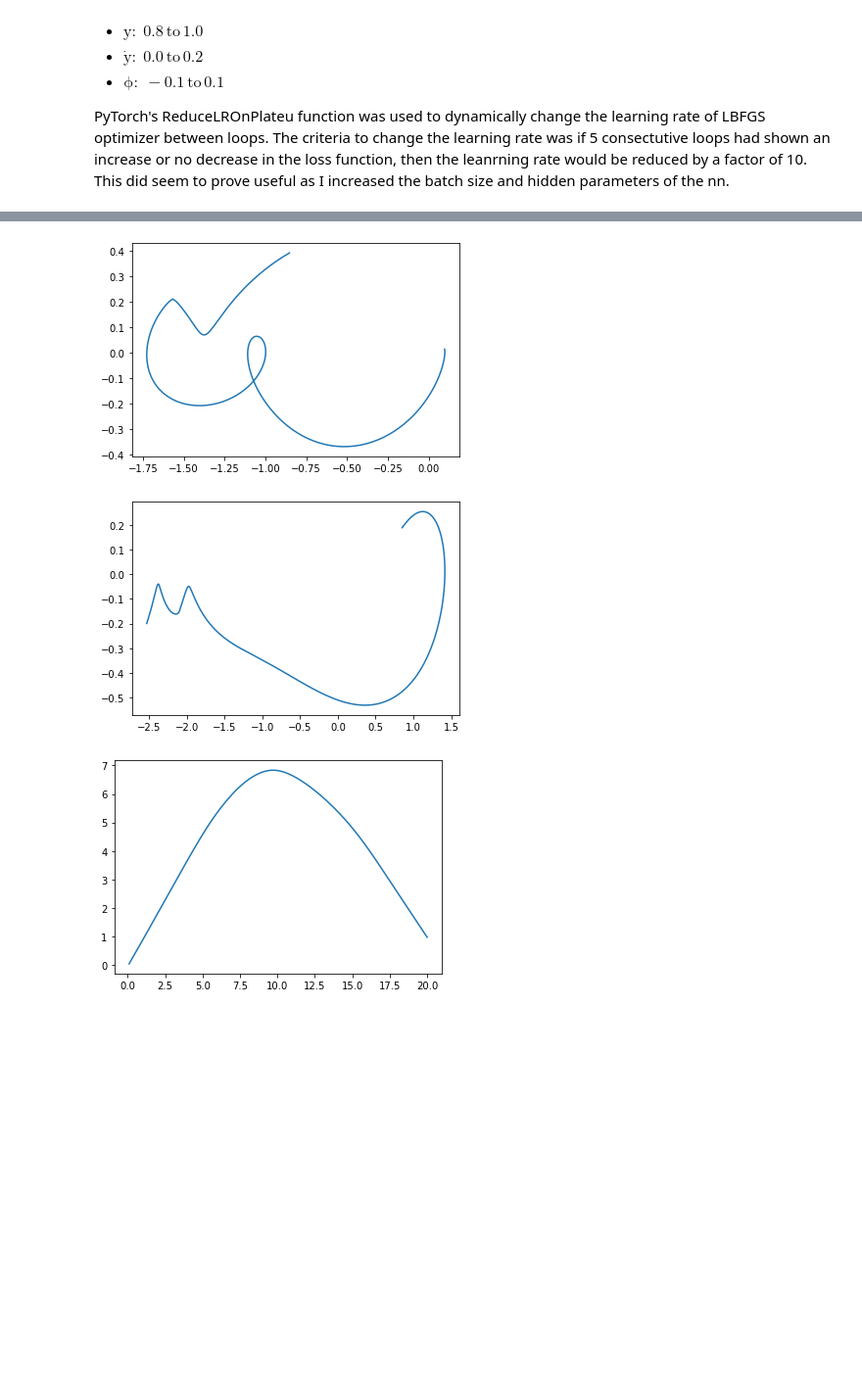
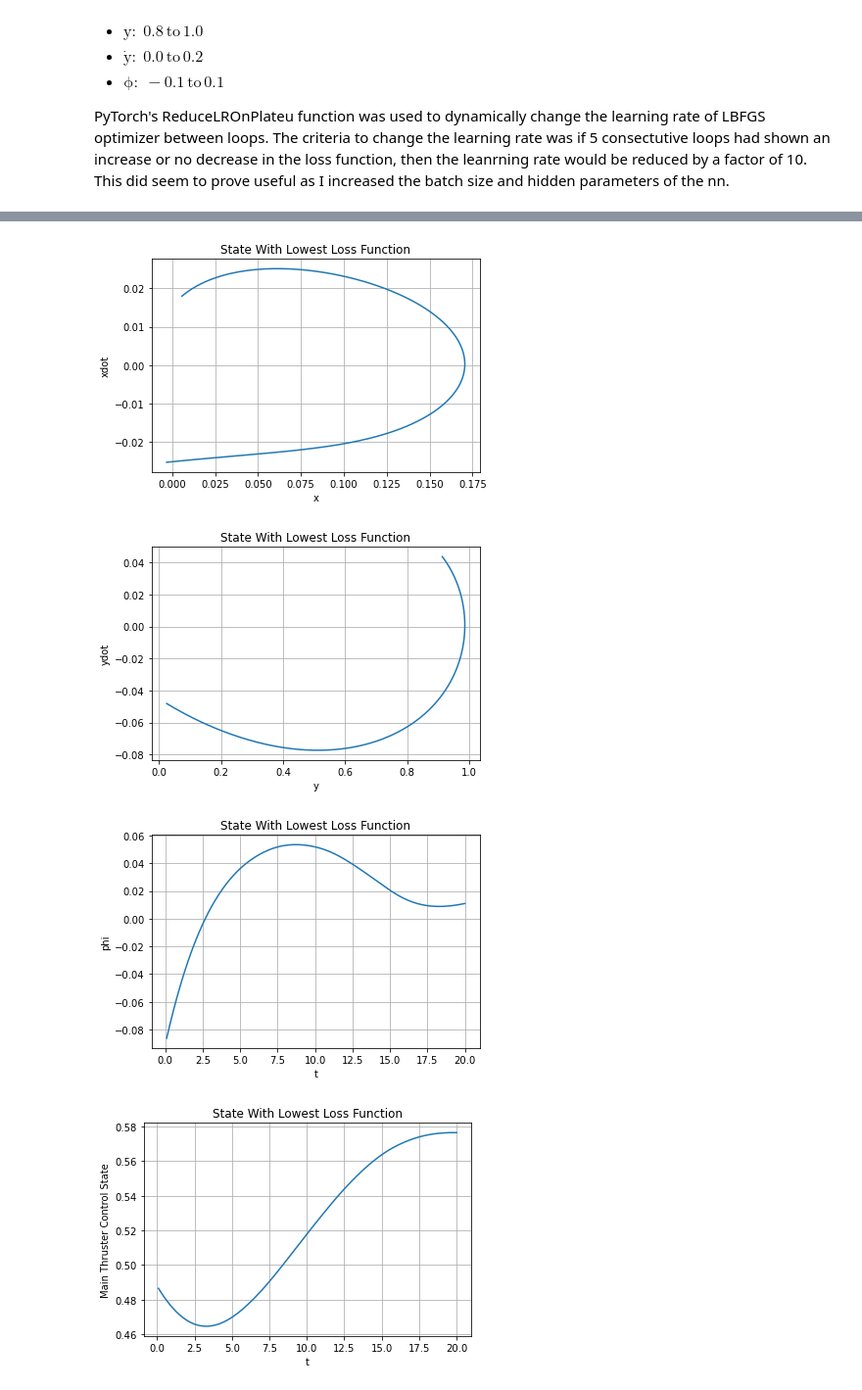
Before and after one commit to Benjamin-Webb/Project-1, a Jupyter notebook: Project1NoteBook.ipynb, the cells around one changed output, grey strips where cells are left out. Shown: that part at 98% size. Drawn from its saved outputs; the diff is of its cells as text; code cells hidden in the pictures; blank space fills up the shorter version.

Commit message:
Complete. May add to later

```diff
--- a/Project1NoteBook.ipynb
+++ b/Project1NoteBook.ipynb
@@ -90,11 +90,11 @@ import matplotlib.pyplot as plt
 logger = logging.getLogger(__name__)
 
 # Define global parameters
-BATCH = np.uint16(250)                      # state variables batch size
+BATCH = np.uint16(250)                     # state variables batch size
 FRAME_TIME = np.single(0.1)                 # time inteval
-GRAVITY_ACCEL = np.single(0.0981)           # gravitaional acceleration parameter
-BOOST_ACCEL = np.single(0.18)               # Thrust accelleration parameter, main engine
-BOOST2_ACCEL = np.single(0.018)             # Thrust acceleration parameter, side thrusters
+GRAVITY_ACCEL = np.single(0.0981)             # gravitaional acceleration parameter
+BOOST_ACCEL = np.single(0.18)      # Thrust accelleration parameter, main engine
+BOOST2_ACCEL = np.single(0.018)     # Thrust acceleration parameter, side thrusters
 RHO_0 = np.single(1.224)                    # Sea-level air density STA
 A1 = np.single(42.6 * 3.66)                 # Reference area 1 for drag calculation
 A2 = np.single(np.pi * 1.83**2)             # Reference area 2 for drag calculations
@@ -298,32 +298,63 @@ class Optimize:
 					self.best_state[i, :] = temp_state[idx, :]
 					self.best_action[i, :] = temp_action[idx, :]
 
-				#self.visualize(epoch)                                # Will update later
+			if epoch == epochs - 1:
+				self.visualize()
 
-			if epoch == epochs - 1:
-				self.visualize(epoch)
-
-	# Define Optimize class visulize function, will be updated later
-	def visualize(self, epoch):
+	# Define Optimize class visulize function
+	def visualize(self):
 		data = np.array(self.best_state.detach())
+		data2 = np.array(self.best_action.detach())
 		t = np.arange(0.1, 20.1, 0.1)
 
 		x1 = data[:, 0]
 		y1 = data[:, 1]
 		plt.figure(num=1)
 		plt.plot(x1, y1)
+		plt.grid(visible=True, which='both', axis='both')
+		plt.title('State With Lowest Loss Function')
+		plt.ylabel('xdot')
+		plt.xlabel('x')
 		plt.show()
 
 		x1 = data[:, 2]
 		y1 = data[:, 3]
 		plt.figure(num=2)
 		plt.plot(x1, y1)
+		plt.grid(visible=True, which='both', axis='both')
+		plt.title('State With Lowest Loss Function')
+		plt.ylabel('ydot')
+		plt.xlabel('y')
 		plt.show()
 
 		x1 = t
 		y1 = data[:, 4]
 		plt.figure(num=3)
 		plt.plot(x1, y1)
+		plt.grid(visible=True, which='both', axis='both')
+		plt.title('State With Lowest Loss Function')
+		plt.ylabel('phi')
+		plt.xlabel('t')
+		plt.show()
+
+		x1 = t
+		y1 = data2[:, 0]
+		plt.figure(num=4)
+		plt.plot(x1, y1)
+		plt.grid(visible=True, which='both', axis='both')
+		plt.title('State With Lowest Loss Function')
+		plt.ylabel('Main Thruster Control State')
+		plt.xlabel('t')
+		plt.show()
+
+		x1 = t
+		y1 = data2[:, 1]
+		plt.figure(num=5)
+		plt.plot(x1, y1)
+		plt.grid(visible=True, which='both', axis='both')
+		plt.title('State With Lowest Loss Function')
+		plt.ylabel('Side Thrusters Control State')
+		plt.xlabel('t')
 		plt.show()
 
 
@@ -380,3 +411,4 @@ Epoch    39: reducing learning rate of group 0 to 1.0000e-05.
-[figure, old version]
+[figure, new version]
-[figure, old version]
+[figure, new version]
-[figure, old version]
+[figure, new version]
+[figure, added]
```
Also changed, not shown: parts of 2 cells of this notebook.
